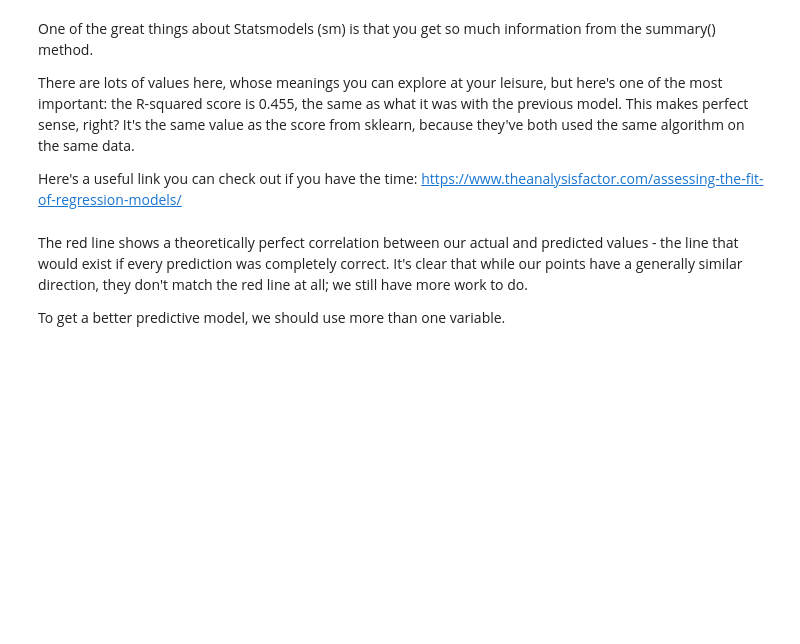
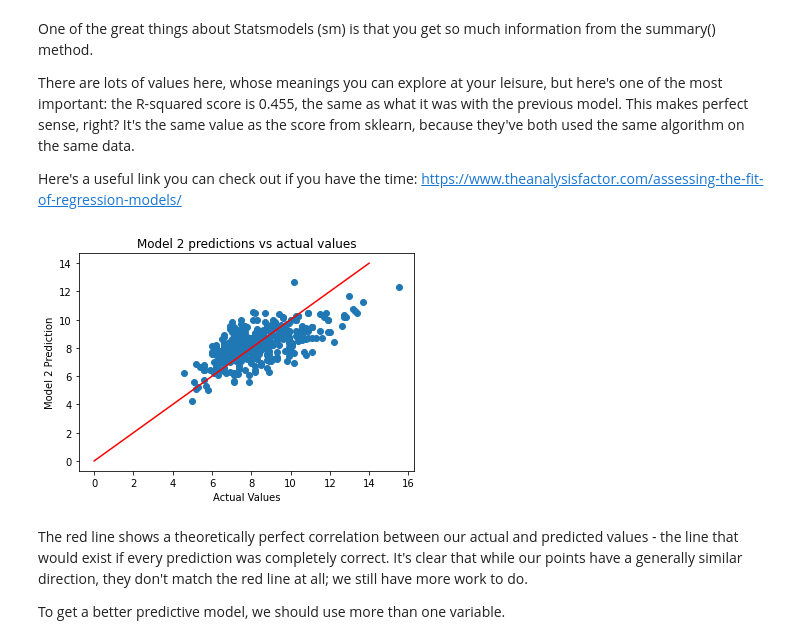
Before and after one commit to lutimoth/SpringboardMay2022, a Jupyter notebook: 11.4.1 Case Study - Linear Regression/Springboard Regression Case Study - the Red Wine Dataset - Tier 3.ipynb, the cells around one changed output. Cells and saved outputs as stored; diff of their text form; code cells hidden in the pictures; blank space fills up the shorter version.

```diff
--- a/11.4.1 Case Study - Linear Regression/Springboard Regression Case Study - the Red Wine Dataset - Tier 3.ipynb
+++ b/11.4.1 Case Study - Linear Regression/Springboard Regression Case Study - the Red Wine Dataset - Tier 3.ipynb
@@ -329,23 +335,23 @@ Let's build a similar model using a different package, to see if we get a better
 # %%
 # Create the test and train sets. Here, we do things slightly differently.
 # We make the explanatory variable X as before.
-_ _ _
+x = redwine[['density']]
 
 # But here, reassign X the value of adding a constant to it. This is required for Ordinary Least Squares Regression.
 # Further explanation of this can be found here:
 # https://www.statsmodels.org/devel/generated/statsmodels.regression.linear_model.OLS.html
-_ _ _
+x = sm.add_constant(x)
 # %%
 # The rest of the preparation is as before.
-_ _ _
+y = redwine[['fixed.acidity']]
 
 # Split the data using train_test_split()
-_ _ _
+x_train, x_test, y_train, y_test = train_test_split(x, y, test_size = 0.25, random_state = 123)
 # %%
 # Create the model
-_ _ _
+ols_model = sm.OLS(y_train, x_train)
 
 # Fit the model with fit()
-_ _ _
+ols_model_fit = ols_model.fit()
 # %%
 # Evaluate the model with .summary()
@@ -358,17 +386,19 @@ There are lots of values here, whose meanings you can explore at your leisure, b
 Here's a useful link you can check out if you have the time: https://www.theanalysisfactor.com/assessing-the-fit-of-regression-models/
 # %%
 # Let's use our new model to make predictions of the dependent variable y. Use predict(), and plug in X_test as the parameter
-_ _ _
+ols_predict = ols_model_fit.predict(x_test)
 # %%
 # Plot the predictions
 # Build a scatterplot
-_ _ _
-
+_ = plt.scatter(y_test, ols_predict)
 # Add a line for perfect correlation. Can you see what this line is doing? Use plot()
-_ _ _
-
+_ = plt.plot([x for x in range(0,15)],[x for x in range(0,15)], color='red')
 # Label it nicely
-_ _ _
+plt.title("Model 2 predictions vs actual values")
+plt.xlabel("Actual Values")
+plt.ylabel("Model 2 Prediction");
+# %% [output]
+[figure, added]
 # %% [markdown]
 The red line shows a theoretically perfect correlation between our actual and predicted values - the line that would exist if every prediction was completely correct. It's clear that while our points have a generally similar direction, they don't match the red line at all; we still have more work to do.
 
```
Also changed, not shown: parts of 7 cells of this notebook, 1 other file.
